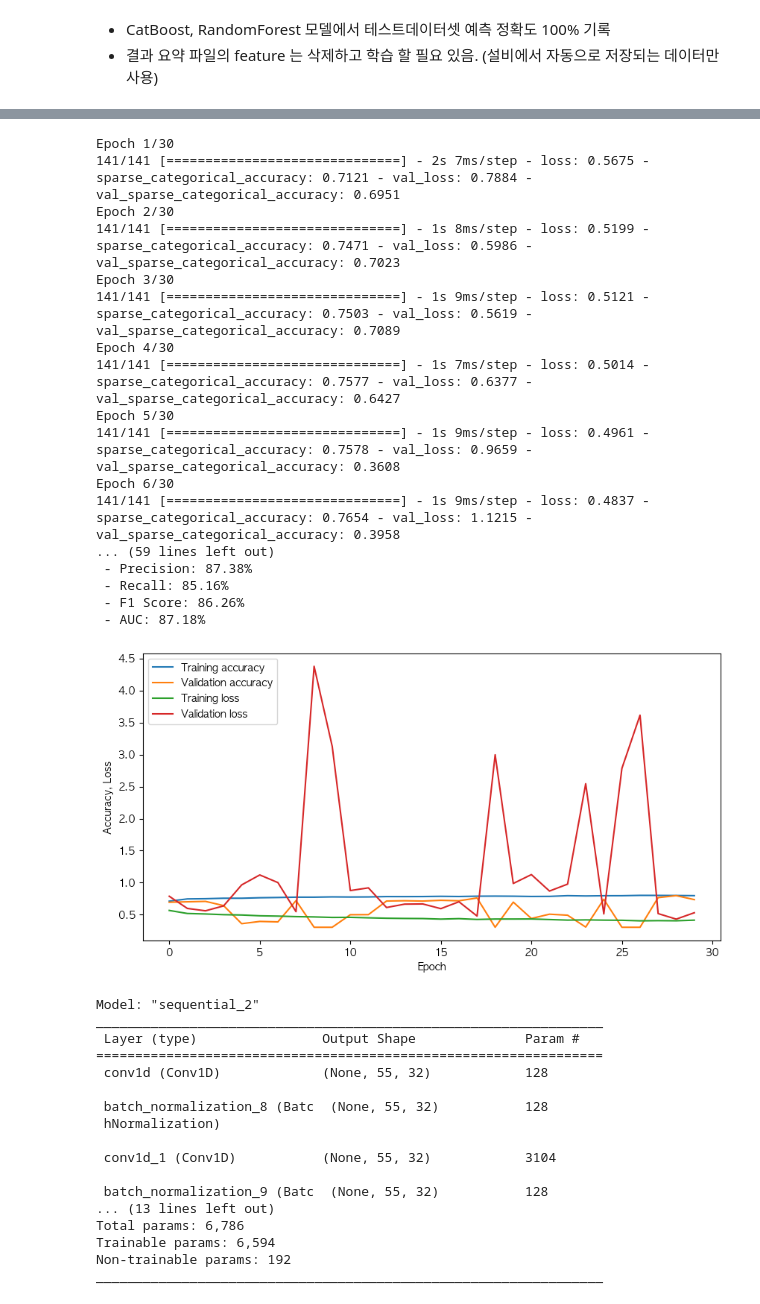
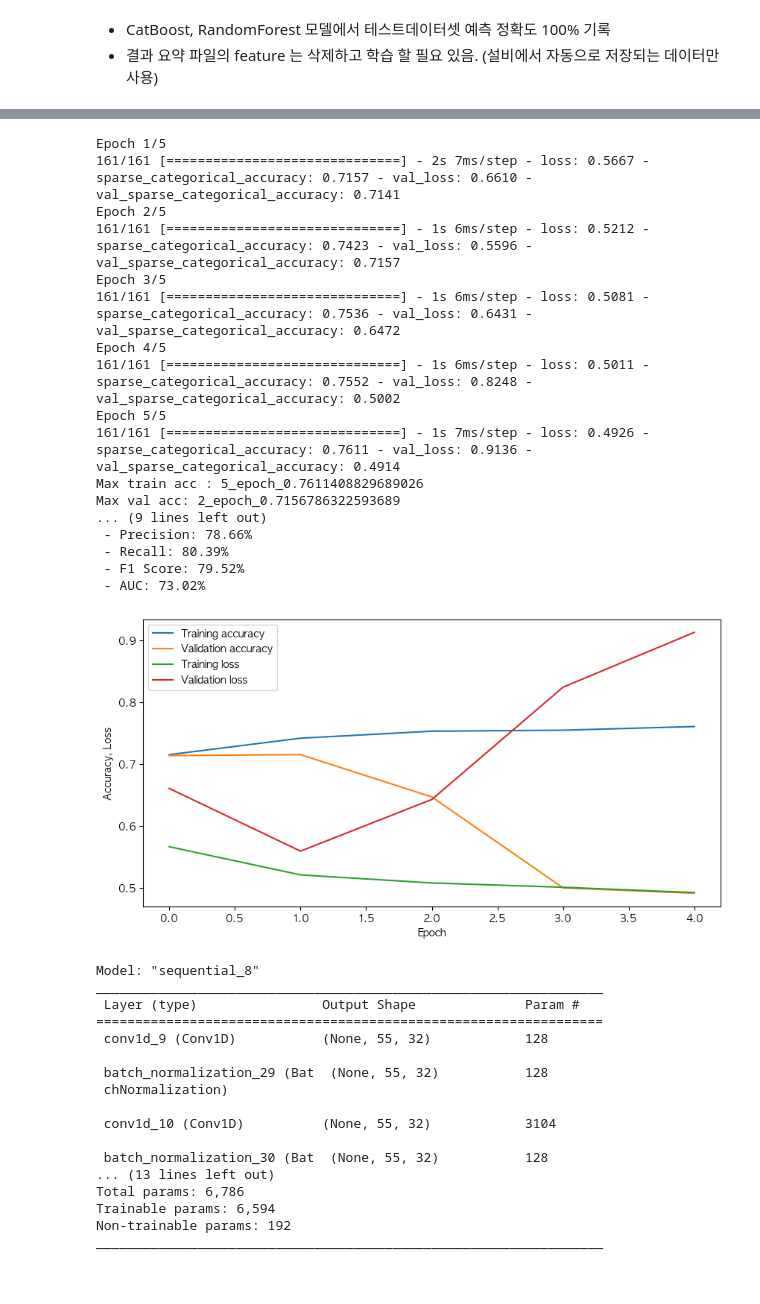
Before and after one commit to ParkSungHyon/smart_factory_cnc, a Jupyter notebook: cnc2.ipynb, the cells around one changed output, grey strips where cells are left out. Drawn from its saved outputs; the diff is of its cells as text; code cells hidden in the pictures.

```diff
--- a/cnc2.ipynb
+++ b/cnc2.ipynb
@@ -548,7 +568,7 @@ df = df.drop(['feedrate', 'clamp_pressure', 'tool_condition', 'machining_finaliz
 print(f'결과 테이블 feature 삭제 후 df.shape : {df.shape}\n')
 
 # train, test 데이터셋 나누기 (target 비율을 고려해서)
-train_df, test_df = train_test_split(df, test_size = 0.3, stratify=df['target'])
+train_df, test_df = train_test_split(df, test_size = 0.2, stratify=df['target'])
 print('[데이터셋 shape]')
 print(f'df : {df.shape}')
 print(f'train_df : {train_df.shape} (70%)')
@@ -905,7 +931,7 @@ x_train_exp = np.expand_dims(x_train, -1) # x_train 배열의 마지막 차원
 x_test_exp = np.expand_dims(x_test, -1) # x_test 배열의 마지막 차원에 새로운 축을 추가
 
 # 하이퍼파라미터 설정
-epoch = 30 # 학습 반복 횟수
+epoch = 5 # 학습 반복 횟수
 input_dim = 55
 act = 'LeakyReLU' # 활성화 함수
 opt = 'adam' # optimizer
@@ -1002,63 +1028,63 @@ y_pred = np.argmax(model.predict(x_test_exp), axis=1) # 예측 값
 
 # 평가지표 계산
 accuracy = accuracy_score(y_test, y_pred) # 정확도 (acc_cnn 과 동일함)
 precision = precision_score(y_test, y_pred) # 정밀도: 양성이라고 예측한것중 실제 양성의 비율
 recall = recall_score(y_test, y_pred) # 재현율(민감도): 실제 양성 중 양성으로 예측된 비율
 f1 = f1_score(y_test, y_pred) # f1: 2 * (정밀도*재현율)/(정밀도+재현율)
 auc_score = roc_auc_score(y_test, probs)  # AUC 계산 (ROC 곡선 아래의 면적)
 
 # 평가지표 출력
 print(f"CNN Metrics")
 print(f" - Accuracy: {round(accuracy*100,2)}%")
 print(f" - Precision: {round(precision*100,2)}%")
 print(f" - Recall: {round(recall*100,2)}%")
 print(f" - F1 Score: {round(f1*100,2)}%")
 print(f" - AUC: {round(auc_score*100,2)}%")
 
 ## 학습데이터, 검증데이터의 정확도, loss 그래프 그리기
 plt.figure(figsize=(10, 5))
 plt.plot(history.history['sparse_categorical_accuracy'], label='Training accuracy')
 plt.plot(history.history['val_sparse_categorical_accuracy'], label='Validation accuracy')
 plt.plot(history.history['loss'], label='Training loss')
 plt.plot(history.history['val_loss'], label='Validation loss')
 plt.ylabel('Accuracy, Loss')
 plt.xlabel('Epoch')
 plt.legend(loc='upper left')
 plt.show()
 
 # 모델 구조 / 파라미터 개수 확인
 model.summary()
 # %% [output]
-Epoch 1/30
-141/141 [==============================] - 2s 7ms/step - loss: 0.5675 - sparse_categorical_accuracy: 0.7121 - val_loss: 0.7884 - val_sparse_categorical_accuracy: 0.6951
-Epoch 2/30
-141/141 [==============================] - 1s 8ms/step - loss: 0.5199 - sparse_categorical_accuracy: 0.7471 - val_loss: 0.5986 - val_sparse_categorical_accuracy: 0.7023
-Epoch 3/30
-141/141 [==============================] - 1s 9ms/step - loss: 0.5121 - sparse_categorical_accuracy: 0.7503 - val_loss: 0.5619 - val_sparse_categorical_accuracy: 0.7089
-Epoch 4/30
-141/141 [==============================] - 1s 7ms/step - loss: 0.5014 - sparse_categorical_accuracy: 0.7577 - val_loss: 0.6377 - val_sparse_categorical_accuracy: 0.6427
-Epoch 5/30
-141/141 [==============================] - 1s 9ms/step - loss: 0.4961 - sparse_categorical_accuracy: 0.7578 - val_loss: 0.9659 - val_sparse_categorical_accuracy: 0.3608
-Epoch 6/30
-141/141 [==============================] - 1s 9ms/step - loss: 0.4837 - sparse_categorical_accuracy: 0.7654 - val_loss: 1.1215 - val_sparse_categorical_accuracy: 0.3958
-... (59 lines left out)
- - Precision: 87.38%
- - Recall: 85.16%
- - F1 Score: 86.26%
- - AUC: 87.18%
+Epoch 1/5
+161/161 [==============================] - 2s 7ms/step - loss: 0.5667 - sparse_categorical_accuracy: 0.7157 - val_loss: 0.6610 - val_sparse_categorical_accuracy: 0.7141
+Epoch 2/5
+161/161 [==============================] - 1s 6ms/step - loss: 0.5212 - sparse_categorical_accuracy: 0.7423 - val_loss: 0.5596 - val_sparse_categorical_accuracy: 0.7157
+Epoch 3/5
+161/161 [==============================] - 1s 6ms/step - loss: 0.5081 - sparse_categorical_accuracy: 0.7536 - val_loss: 0.6431 - val_sparse_categorical_accuracy: 0.6472
+Epoch 4/5
+161/161 [==============================] - 1s 6ms/step - loss: 0.5011 - sparse_categorical_accuracy: 0.7552 - val_loss: 0.8248 - val_sparse_categorical_accuracy: 0.5002
+Epoch 5/5
+161/161 [==============================] - 1s 7ms/step - loss: 0.4926 - sparse_categorical_accuracy: 0.7611 - val_loss: 0.9136 - val_sparse_categorical_accuracy: 0.4914
+Max train acc : 5_epoch_0.7611408829689026
+Max val acc: 2_epoch_0.7156786322593689
+... (9 lines left out)
+ - Precision: 78.66%
+ - Recall: 80.39%
+ - F1 Score: 79.52%
+ - AUC: 73.02%
-[figure, old version]
+[figure, new version]
-Model: "sequential_2"
+Model: "sequential_8"
 _________________________________________________________________
  Layer (type)                Output Shape              Param #
 =================================================================
- conv1d (Conv1D)             (None, 55, 32)            128
+ conv1d_9 (Conv1D)           (None, 55, 32)            128
 
- batch_normalization_8 (Batc  (None, 55, 32)           128
- hNormalization)
+ batch_normalization_29 (Bat  (None, 55, 32)           128
+ chNormalization)
 
- conv1d_1 (Conv1D)           (None, 55, 32)            3104
+ conv1d_10 (Conv1D)          (None, 55, 32)            3104
 
- batch_normalization_9 (Batc  (None, 55, 32)           128
+ batch_normalization_30 (Bat  (None, 55, 32)           128
 ... (13 lines left out)
 Total params: 6,786
 Trainable params: 6,594
```
Also changed, not shown: parts of 22 cells of this notebook, 9 other files.
